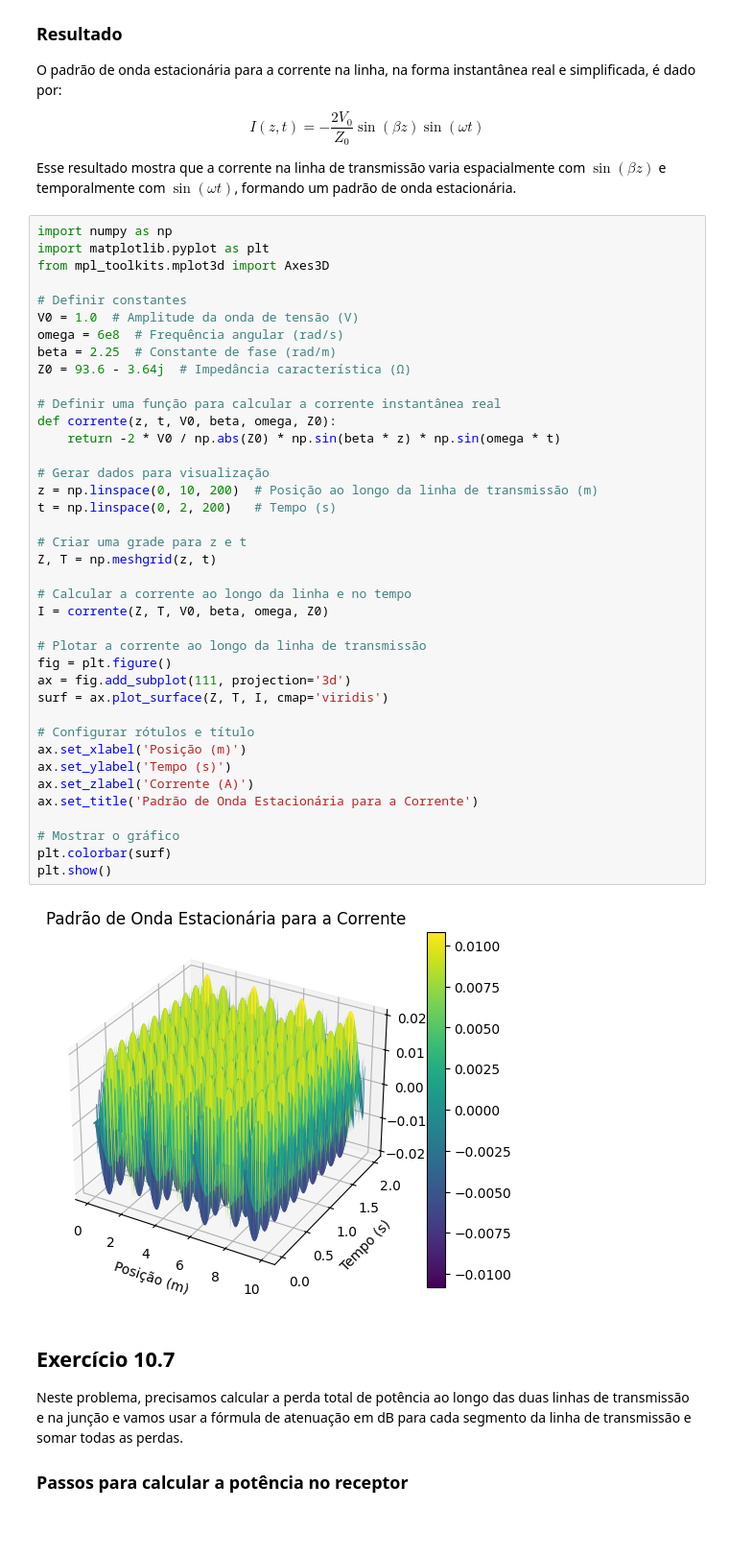
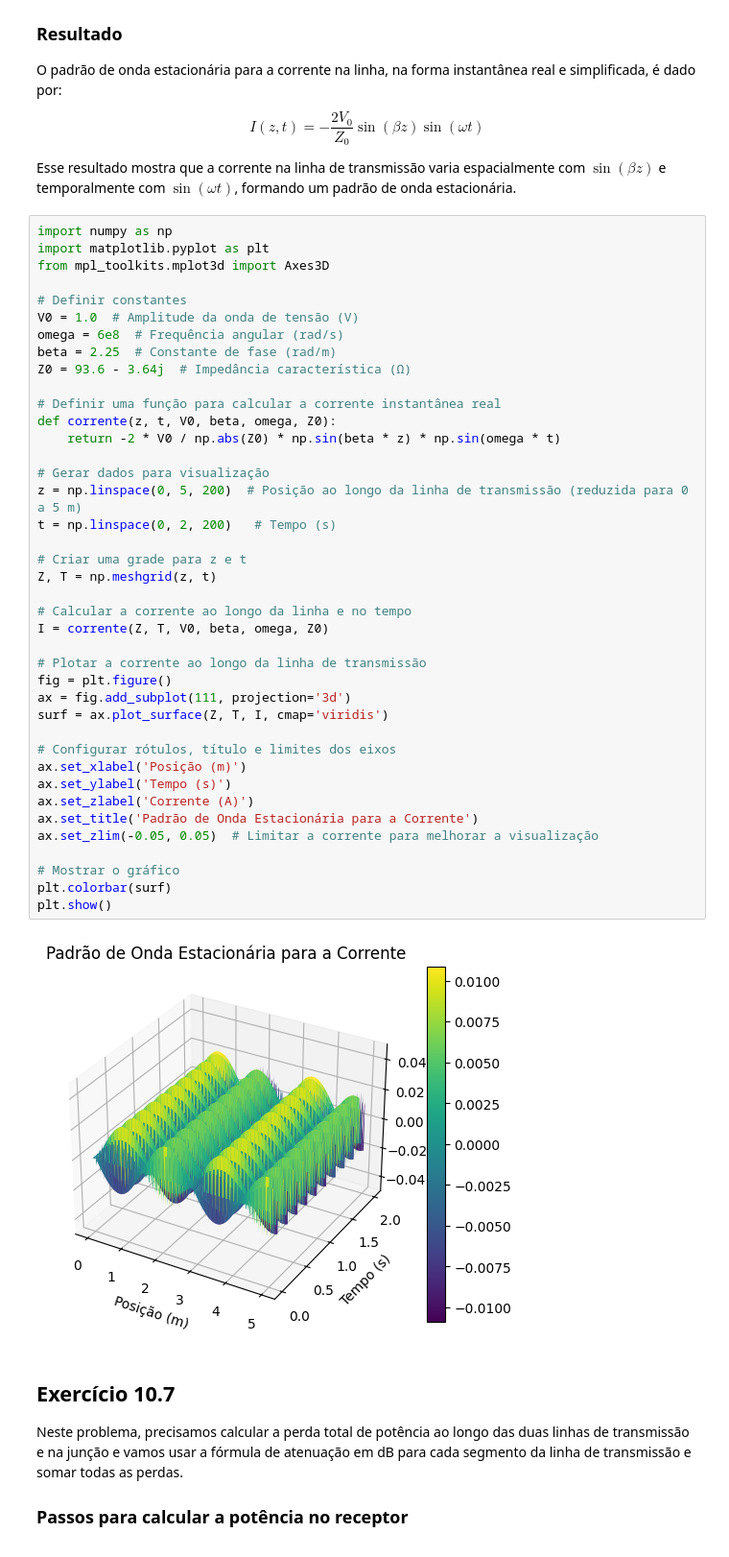
Before and after one commit to roberto1929/cadernos_jupyter, a Jupyter notebook: capitulo_10.ipynb, the cells around one changed output. Shown at 96% size. Drawn from its saved outputs; the diff is of its cells as text.

```diff
--- a/capitulo_10.ipynb
+++ b/capitulo_10.ipynb
@@ -479,36 +432,37 @@ omega = 6e8  # Frequência angular (rad/s)
 beta = 2.25  # Constante de fase (rad/m)
 Z0 = 93.6 - 3.64j  # Impedância característica (Ω)
 
 # Definir uma função para calcular a corrente instantânea real
 def corrente(z, t, V0, beta, omega, Z0):
     return -2 * V0 / np.abs(Z0) * np.sin(beta * z) * np.sin(omega * t)
 
 # Gerar dados para visualização
-z = np.linspace(0, 10, 200)  # Posição ao longo da linha de transmissão (m)
+z = np.linspace(0, 5, 200)  # Posição ao longo da linha de transmissão (reduzida para 0 a 5 m)
 t = np.linspace(0, 2, 200)   # Tempo (s)
 
 # Criar uma grade para z e t
 Z, T = np.meshgrid(z, t)
 
 # Calcular a corrente ao longo da linha e no tempo
 I = corrente(Z, T, V0, beta, omega, Z0)
 
 # Plotar a corrente ao longo da linha de transmissão
 fig = plt.figure()
 ax = fig.add_subplot(111, projection='3d')
 surf = ax.plot_surface(Z, T, I, cmap='viridis')
 
-# Configurar rótulos e título
+# Configurar rótulos, título e limites dos eixos
 ax.set_xlabel('Posição (m)')
 ax.set_ylabel('Tempo (s)')
 ax.set_zlabel('Corrente (A)')
 ax.set_title('Padrão de Onda Estacionária para a Corrente')
+ax.set_zlim(-0.05, 0.05)  # Limitar a corrente para melhorar a visualização
 
 # Mostrar o gráfico
 plt.colorbar(surf)
 plt.show()
 # %% [output]
-[figure, old version]
+[figure, new version]
 # %% [markdown]
 ## Exercício 10.7
 
```
Also changed, not shown: parts of 10 cells of this notebook, 1 other file.
